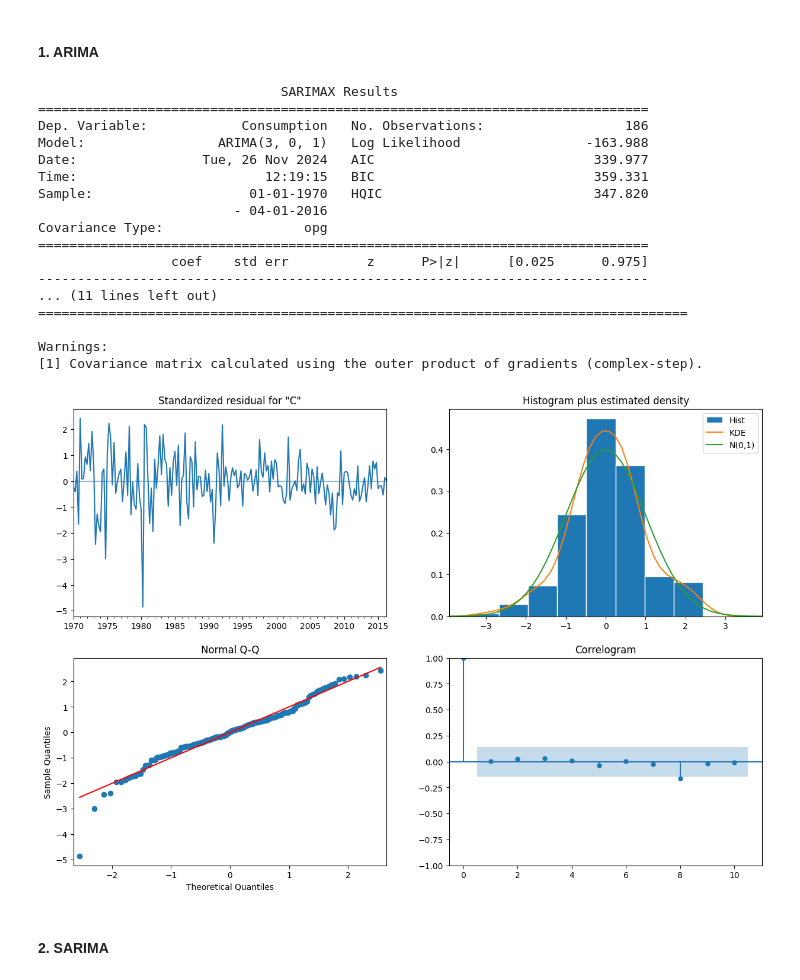
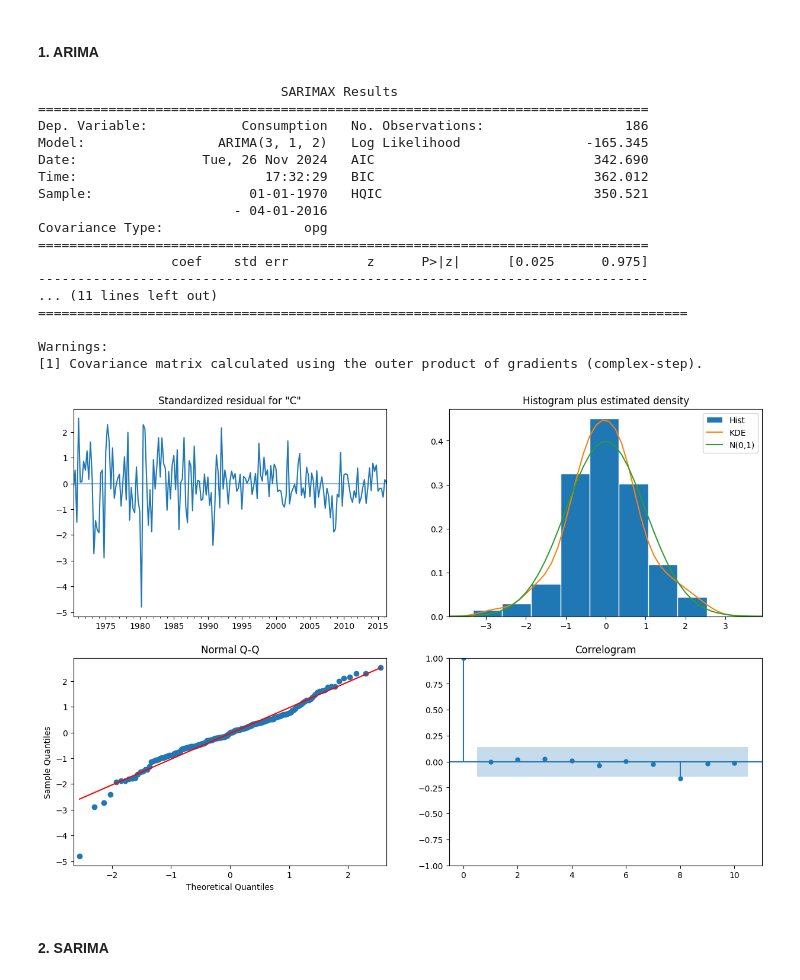
Before and after one commit to GabrielJP314/time-series, a Jupyter notebook: sarima_models.ipynb, the cells around one changed output. Cells and saved outputs as stored; diff of their text form; code cells hidden in the pictures.

```diff
--- a/sarima_models.ipynb
+++ b/sarima_models.ipynb
@@ -180,32 +180,32 @@ Warnings:
 # %%
 consumption_train = us_change['Consumption'].iloc[:-12]
 consumption_test = us_change['Consumption'].iloc[-12:]
 
-arima = models.ARIMA(3, 0, 1)
+arima = models.ARIMA(3, 1, 2)
 results_arima = arima.fit(consumption_train)
 
 print(results_arima.summary())
 results_arima.plot_diagnostics(figsize=(15, 10))
 plt.show()
 # %% [output]
                                SARIMAX Results
 ==============================================================================
 Dep. Variable:            Consumption   No. Observations:                  186
-Model:                 ARIMA(3, 0, 1)   Log Likelihood                -163.988
-Date:                Tue, 26 Nov 2024   AIC                            339.977
-Time:                        12:19:15   BIC                            359.331
-Sample:                    01-01-1970   HQIC                           347.820
+Model:                 ARIMA(3, 1, 2)   Log Likelihood                -165.345
+Date:                Tue, 26 Nov 2024   AIC                            342.690
+Time:                        17:32:29   BIC                            362.012
+Sample:                    01-01-1970   HQIC                           350.521
                          - 04-01-2016
 Covariance Type:                  opg
 ==============================================================================
                  coef    std err          z      P>|z|      [0.025      0.975]
 ------------------------------------------------------------------------------
 ... (11 lines left out)
 ===================================================================================
 
 Warnings:
 [1] Covariance matrix calculated using the outer product of gradients (complex-step).
-[figure, old version]
+[figure, new version]
 # %% [markdown]
 #### 2. SARIMA
 # %%
```
Also changed, not shown: parts of 13 cells of this notebook.
